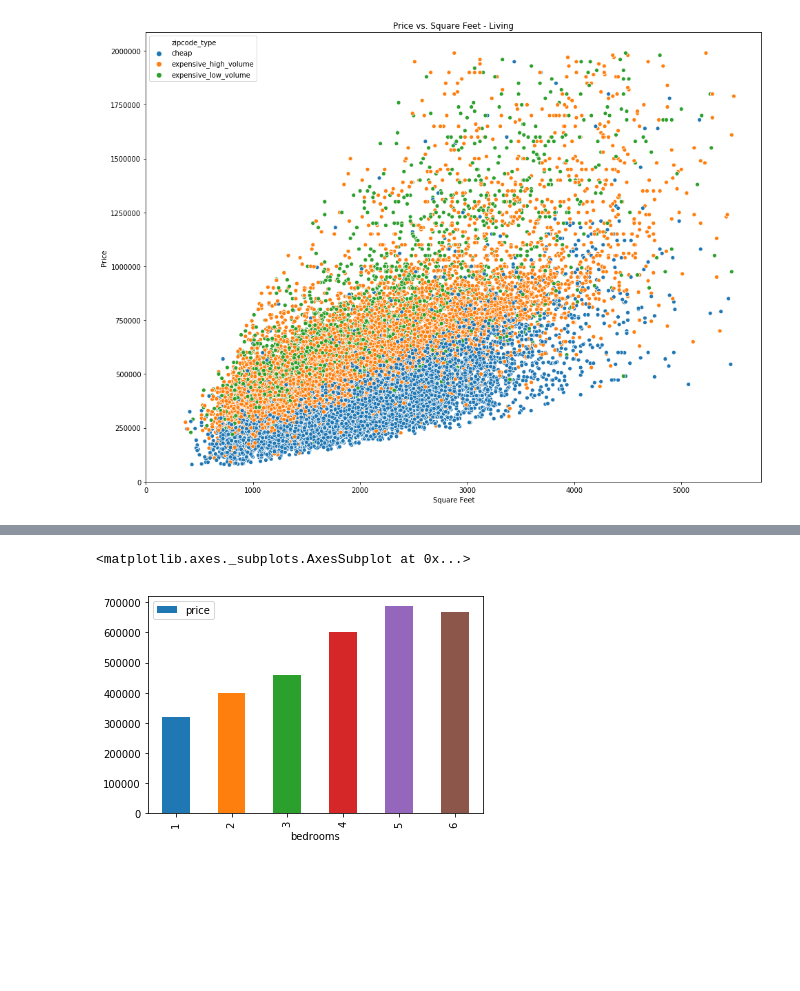
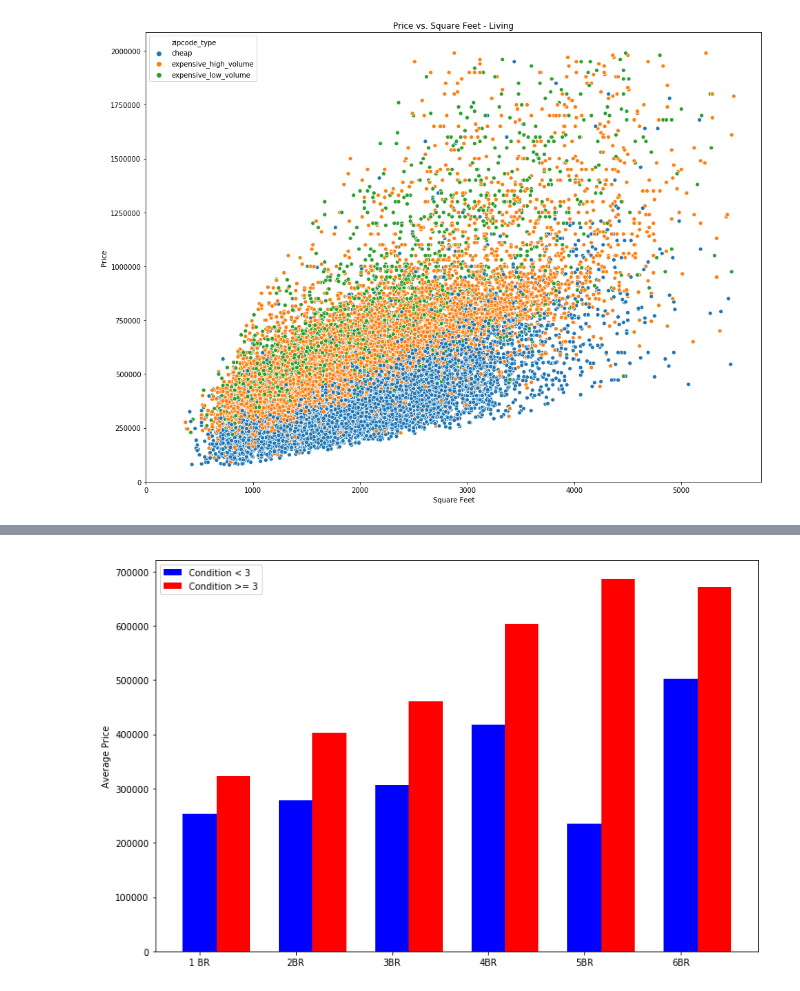
Before and after one commit to whitcrrd/dsc-1-final-project-online-ds-ft-021119, a Jupyter notebook: whitcraft-final.ipynb, the cells around one changed output, grey strips where cells are left out. Cells and saved outputs as stored; diff of their text form; code cells hidden in the pictures; blank space fills up the shorter version.

```diff
--- a/whitcraft-final.ipynb
+++ b/whitcraft-final.ipynb
@@ -1096,6 +1178,0 @@ SyntaxError: invalid syntax (<ipython-input-194-e0636c38fd9f>, line 2)
-# %%
-means = df_graphs.groupby(['bedrooms']).mean().reset_index()
-means.plot.bar(x='bedrooms', y='price')
-# %% [output]
-<matplotlib.axes._subplots.AxesSubplot at 0x...>
-[figure, removed]
@@ -1104,0 +1179,19 @@ means.plot.bar(x='bedrooms', y='price')
+# %%
+brs = [1,2,3,4,5,6]
+brs = ['1 BR', '2BR', '3BR', '4BR', '5BR', '6BR']
+typ = ['Condition < 3', 'Condition >= 3']
+pos = np.arange(len(brs))
+barw = 0.35
+new = df_graphs.loc[df_graphs.condition >= 3]
+old = df_graphs.loc[df_graphs.condition < 3]
+new_brs = new.groupby(['bedrooms'])['price'].mean()
+old_brs = old.groupby(['bedrooms'])['price'].mean()
+fig = plt.figure(figsize=(12,8))
+plt.bar(pos, old_brs, barw, color='blue')
+plt.bar(pos+barw, new_brs, barw, color='red')
+plt.xticks(pos, brs)
+plt.legend(typ, loc=2)
+plt.ylabel("Average Price")
+plt.show()
+# %% [output]
+[figure, added]
```
Also changed, not shown: parts of 26 cells of this notebook.
